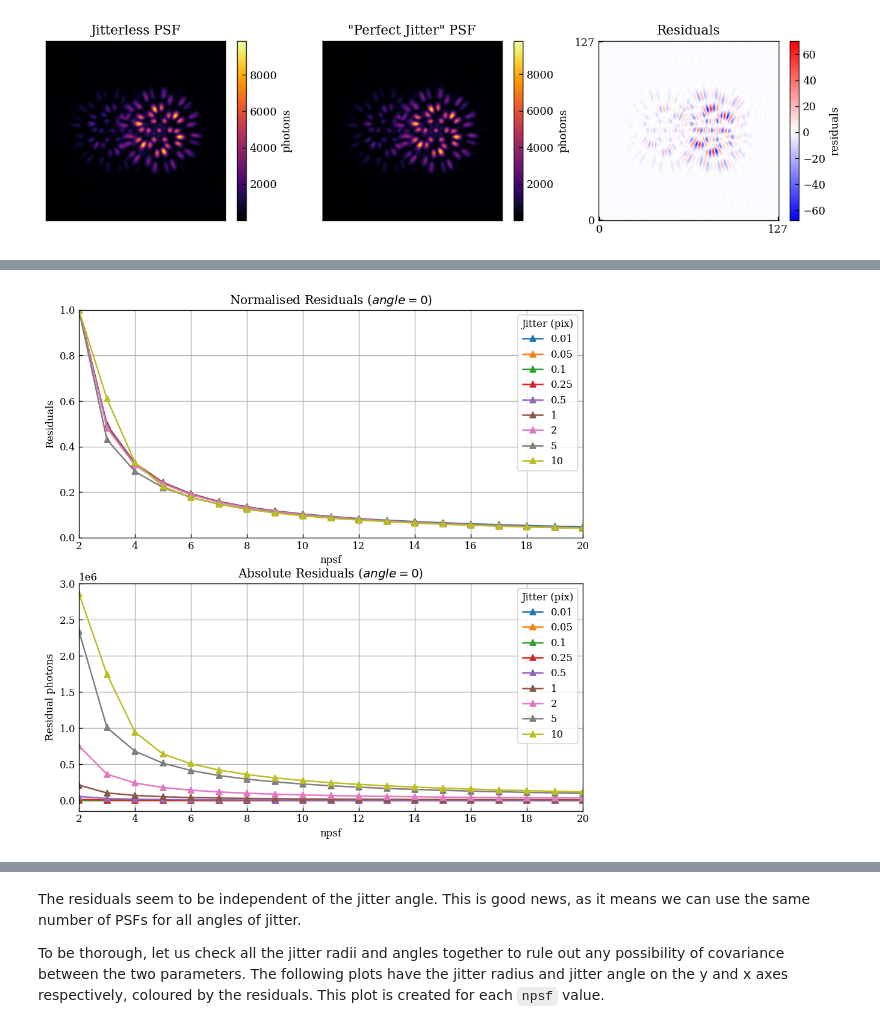
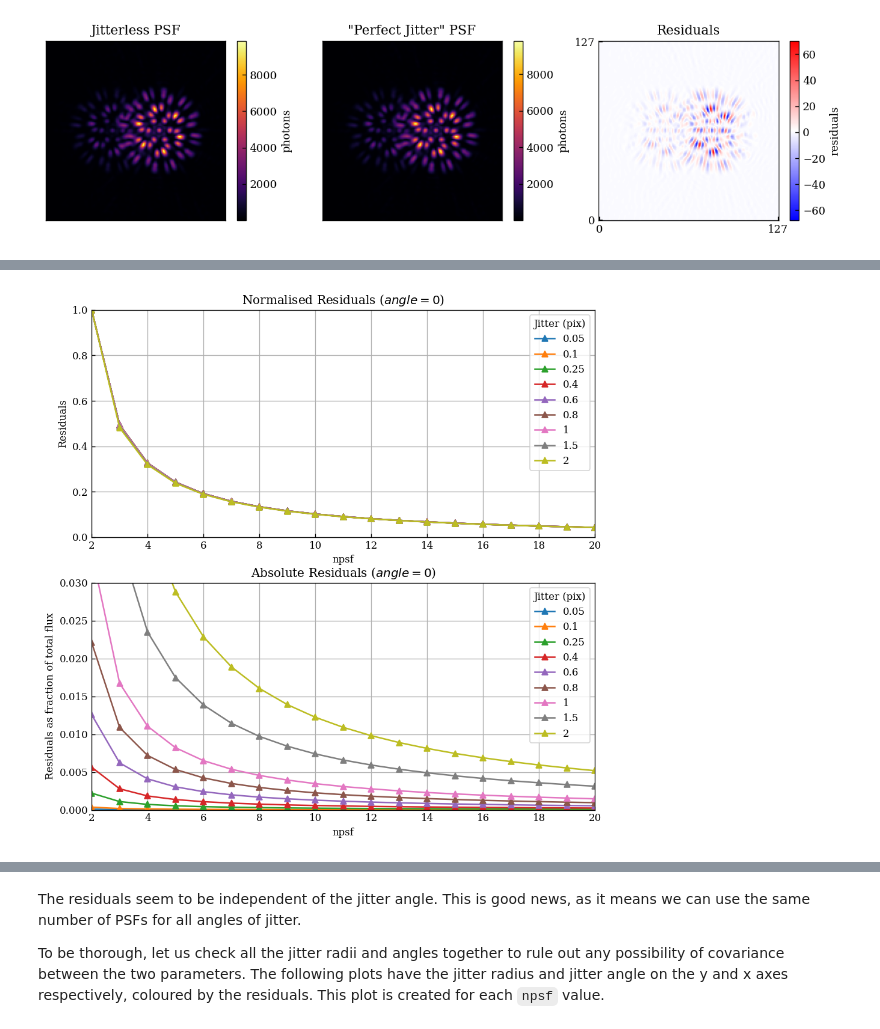
Before and after one commit to maxecharles/toliman-phd, a Jupyter notebook: notebooks/jitter.ipynb, the cells around one changed output, grey strips where cells are left out. Saved outputs shown, nothing was run; the diff lists cells and outputs as text; code cells hidden in the pictures.

Commit message:
changed yscale of plot to be a fraction of total flux and edited md

```diff
--- a/notebooks/jitter.ipynb
+++ b/notebooks/jitter.ipynb
@@ -168,7 +168,7 @@ We would like to find the minimum number of PSFs required to represent a given j
 import numpy  # for array operations
 
 n_psfs = np.arange(19) + 2
-rad_tests = [0.01, 0.05, 0.1, 0.25, 0.5, 1, 2, 5, 10]
+rad_tests = [0.05, 0.1, 0.25, 0.4, 0.6, 0.8, 1, 1.5, 2]
 angle_tests = [0, 30, 45, 60, 90]
 residuals = numpy.zeros(shape=(len(rad_tests), len(angle_tests), len(n_psfs)))
 
@@ -185,30 +185,30 @@ Wall time: 1min 47s
 # %%
 fig, ax = plt.subplots(nrows=2, ncols=1, figsize=(9,9))
 
 for i in range(len(rad_tests)):
     ax[0].plot(n_psfs, residuals[i][0]/residuals[i][0].max(), marker='^', label=f'{rad_tests[i]}')
-    ax[1].plot(n_psfs, residuals[i][0], marker='^', label=f'{rad_tests[i]}')
+    ax[1].plot(n_psfs, residuals[i][0]/(flux*2), marker='^', label=f'{rad_tests[i]}')
 
 ax[0].set(
     xlabel='npsf',
     ylabel='Residuals',
     title=r'Normalised Residuals ($angle=0$)',
     xlim=(2, n_psfs.max()),
     ylim=(0, 1.),
     # yscale='log',
 )
 ax[1].set(
     xlabel='npsf',
-    ylabel='Residual photons',
+    ylabel='Residuals as fraction of total flux',
     title='Absolute Residuals ($angle=0$)',
     xlim=(2, n_psfs.max()),
-    # yscale='log',
+    ylim=(0,.03),
 )
 ax[0].grid()
 ax[1].grid()
 ax[0].legend(title='Jitter (pix)')
-ax[1].legend(title='Jitter (pix)')
+ax[1].legend(title='Jitter (pix)', loc='upper right')
 plt.show()
 # %% [output]
-[figure, old version]
+[figure, new version]
 # %% [markdown]
```
Also changed, not shown: parts of 5 cells of this notebook, 1 other file.
